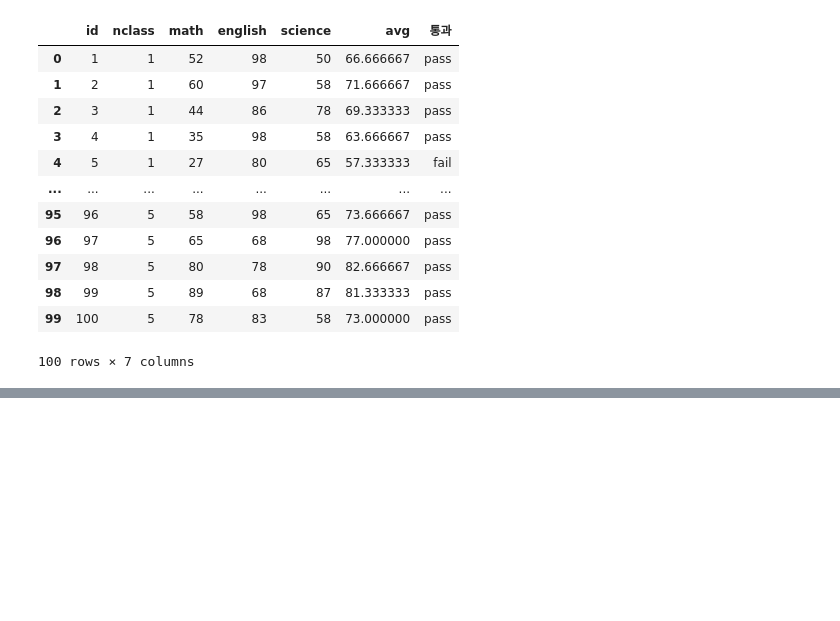
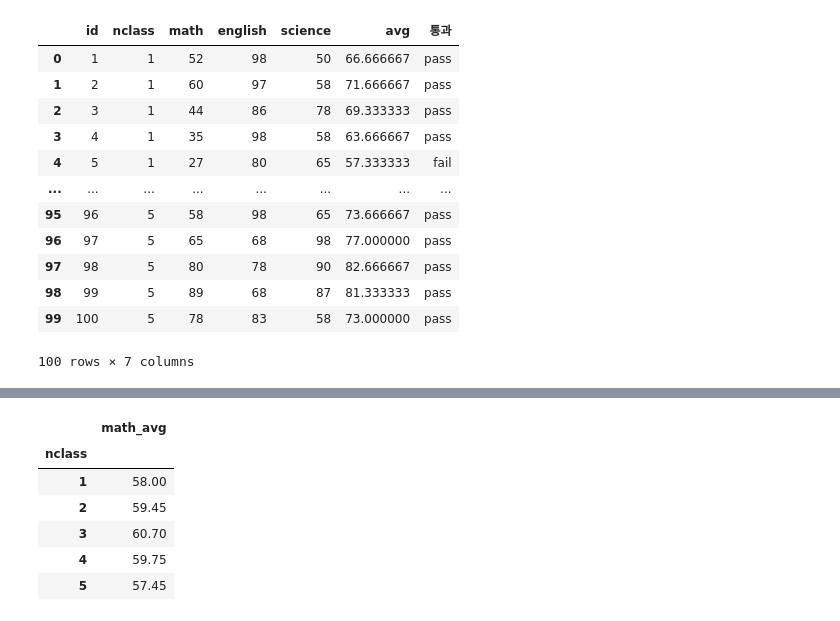
Before and after one commit to Hanjateacherson/SMHRD, a Jupyter notebook: python/03_01pandas_exam.ipynb, the cells around one changed output, grey strips where cells are left out. Cells and saved outputs as stored; diff of their text form; code cells hidden in the pictures; blank space fills up the shorter version.

```diff
--- a/python/03_01pandas_exam.ipynb
+++ b/python/03_01pandas_exam.ipynb
@@ -128,0 +183,10 @@ exam
+# %%
+exam.groupby('nclass').agg(math_avg= ('math','mean'))
+# %% [output]
+|  | math_avg |
+| nclass |  |
+| 1 | 58.00 |
+| 2 | 59.45 |
+| 3 | 60.70 |
+| 4 | 59.75 |
+| 5 | 57.45 |
```
Also changed, not shown: parts of 10 cells of this notebook.
